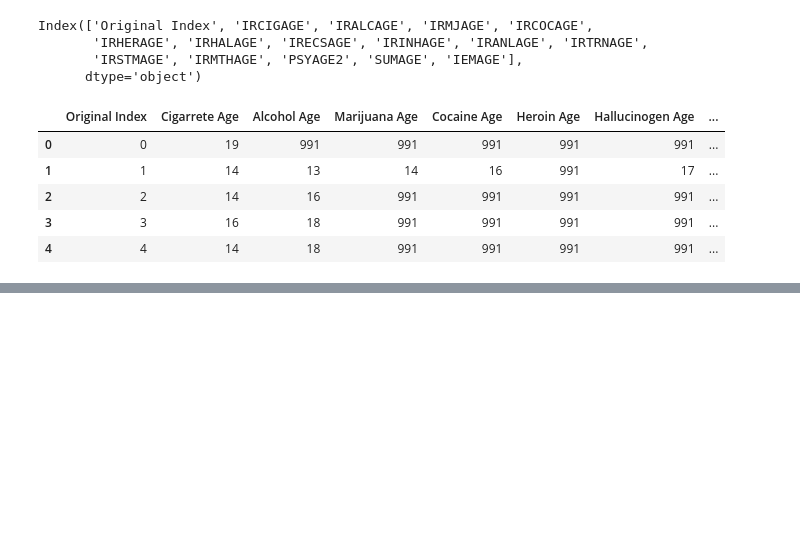
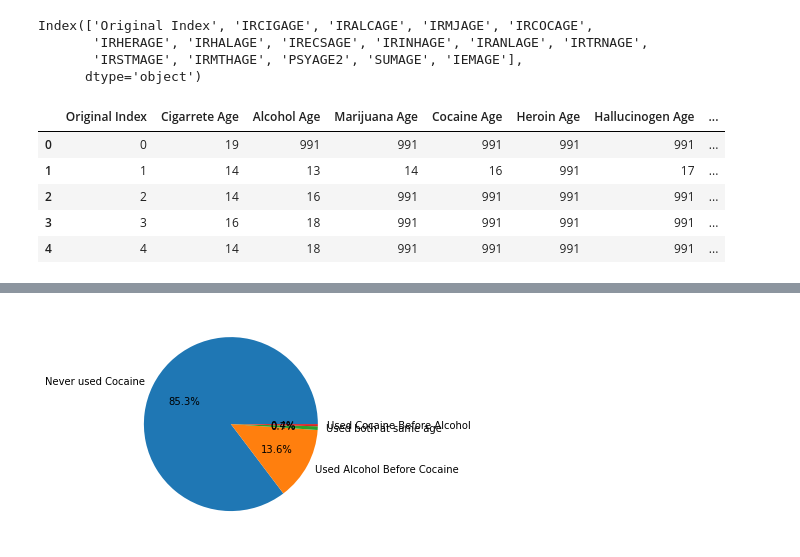
Before and after one commit to MichaelFellner/Drug-Use-Dataset-Cleaning, a Jupyter notebook: Data-Visualization.ipynb, the cells around one changed output, grey strips where cells are left out. Cells and saved outputs as stored; diff of their text form; code cells hidden in the pictures; blank space fills up the shorter version.

```diff
--- a/Data-Visualization.ipynb
+++ b/Data-Visualization.ipynb
@@ -141,0 +203,4 @@ age_data['Cigarrete Age'].apply(lambda x: grouper(ele=x,name="Cigarretes")).valu
+# %%
+age_comparison_plot('Alcohol Age','Cocaine Age')
+# %% [output]
+[figure, added]
```
Also changed, not shown: parts of 21 cells of this notebook.
